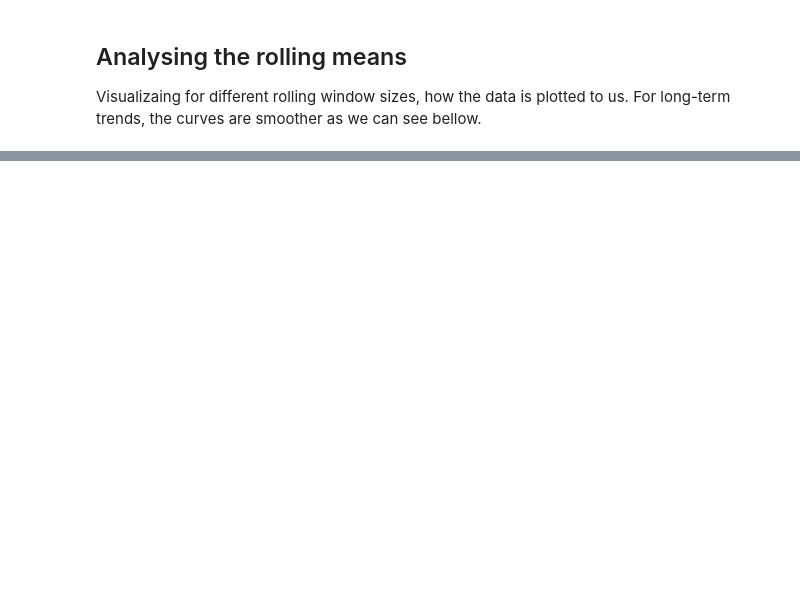
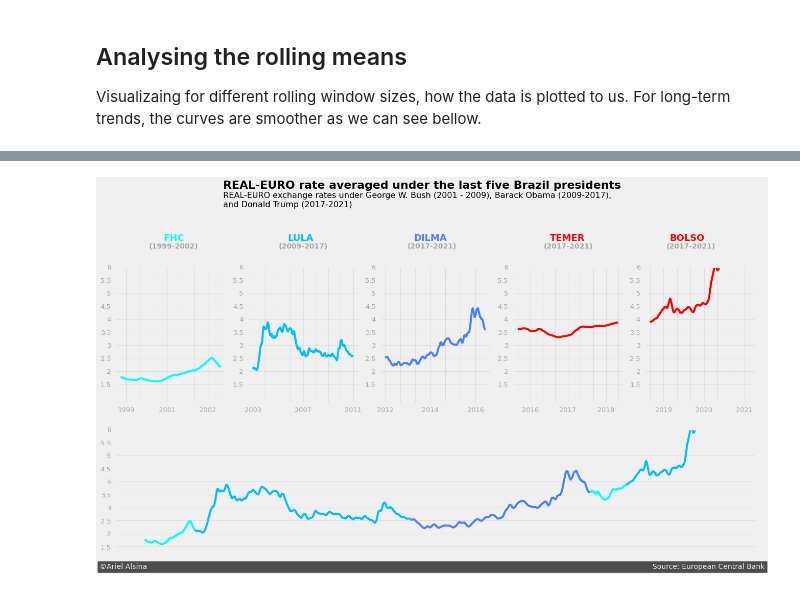
Before and after one commit to Cogitus/A-brief-walkthrough-on-data-story-telling, a Jupyter notebook: data_story_telling.ipynb, the cells around one changed output, grey strips where cells are left out. Saved outputs shown, nothing was run; the diff lists cells and outputs as text; code cells hidden in the pictures; blank space fills up the shorter version.

```diff
--- a/data_story_telling.ipynb
+++ b/data_story_telling.ipynb
@@ -197,0 +283,7 @@ plt.show()
+# %%
+df_all_brazil = euro2real.copy()
+fhc = df_all_brazil.copy()[df_all_brazil['Time'].dt.year < 2002]
+lula = df_all_brazil.copy()[(df_all_brazil['Time'].dt.year >= 2002) & (df_all_brazil['Time'].dt.year < 2010)]
+dilma = df_all_brazil.copy()[(df_all_brazil['Time'].dt.year >= 2010) & (df_all_brazil['Time'] < '2016-09-01')]
+temer = df_all_brazil.copy()[(df_all_brazil['Time'] >= '2016-09-01') & (df_all_brazil['Time'].dt.year < 2018)]
+bozo = df_all_brazil.copy()[(df_all_brazil['Time'].dt.year >= 2018)]
@@ -197,0 +299,75 @@ plt.show()
+# %%
+style.use('fivethirtyeight')
+
+# creating the subplots
+plt.figure(figsize=(20, 10))
+
+# two rows: one with 3 graphs side-to-side and the second with only a bigger graph
+ax_fhc = plt.subplot(2, 5, 1)
+ax_lula = plt.subplot(2, 5, 2)
+ax_dilma = plt.subplot(2, 5, 3)
+ax_temer = plt.subplot(2, 5, 4)
+ax_bozo = plt.subplot(2, 5, 5)
+ax_all = plt.subplot(2, 1, 2)
+
+# changes to all the subplots
+axes = [ax_fhc, ax_lula, ax_dilma, ax_temer, ax_bozo, ax_all]
+for ax in axes:
+    ax.set_ylim(0.8, 1.7)
+    ax.set_yticks([1.5, 2.0, 2.5, 3.0, 3.5, 4.0, 4.5, 5.0, 5.5, 6.0])
+    ax.set_yticklabels(['1.5', '2','2.5', '3', '3.5', '4', '4.5', '5', '5.5', '6'], alpha=0.3)
+    ax.grid(alpha=0.5)
+
+# ploting for FHC
+ax_fhc.plot(fhc['Time'], fhc['rolling_mean'], color='#00FFFF')
+ax_fhc.set_xticklabels(['1999', '', '', '2001', '', '', '2002'], alpha=0.3)
+ax_fhc.text(11300.0, 7.0, 'FHC', fontsize=18, weight='bold', color='#00FFFF')
+ax_fhc.text(11200, 6.7, '(1999-2002)', weight='bold', alpha=0.3)
+
+# plotting for Lula
+ax_lula.plot(lula['Time'], lula['rolling_mean'], color='#00BFFF')
+ax_lula.set_xticklabels(['', '2003', '', '', '', '2007', '', '', '', '2011'], alpha=0.3)
+ax_lula.text(12700.0, 7.0, 'LULA', fontsize=18, weight='bold', color='#00BFFF')
+ax_lula.text(12430.0, 6.7, '(2009-2017)', weight='bold', alpha=0.3)
+
+# plotting for Dilma
+ax_dilma.plot(dilma['Time'], dilma['rolling_mean'], color='#4B7FFF')
+ax_dilma.set_xticklabels(['', '2012', '', '', '2014', '', '', '2016'], alpha=0.3)
+ax_dilma.text(15300.0, 7.0, 'DILMA', fontsize=18, weight='bold', color='#4B7FFF')
+ax_dilma.text(15150.0, 6.7, '(2017-2021)', weight='bold', alpha=0.3)
+
+#plotting for Temer
+ax_temer.plot(temer['Time'], temer['rolling_mean'], color='#FF0000')
+ax_temer.set_xticklabels(['', '2016', '',  '', '2017', '', '', '2018'], alpha=0.3)
+ax_temer.text(17200.0, 7.0, 'TEMER', fontsize=18, weight='bold', color='#FF0000')
+ax_temer.text(17170.0, 6.7, '(2017-2021)', weight='bold', alpha=0.3)
+
+#plotting for Bolsonaro
+ax_bozo.plot(bozo['Time'], bozo['rolling_mean'], color='#FF0000')
+ax_bozo.set_xticklabels(['', '2019', '', '', '2020', '', '', '2021'], alpha=0.3)
+ax_bozo.text(17800.0, 7.0, 'BOLSO', fontsize=18, weight='bold', color='#FF0000')
+ax_bozo.text(17750.0, 6.7, '(2017-2021)', weight='bold', alpha=0.3)
+
+# plotting for all presidents together
+ax_all.plot(fhc['Time'], fhc['rolling_mean'], color='#00FFFF')
+ax_all.plot(lula['Time'], lula['rolling_mean'], color='#00BFFF')
+ax_all.plot(dilma['Time'], dilma['rolling_mean'], color='#4B7FFF')
+ax_all.plot(temer['Time'], temer['rolling_mean'], color='#00FFFF')
+ax_all.plot(bozo['Time'], bozo['rolling_mean'], color='#00BFFF')
+ax_all.grid(alpha=0.5)
+ax_all.set_xticks([])
+
+# title and subtile being added
+ax_fhc.text(11700.0, 9.0, 'REAL-EURO rate averaged under the last five Brazil presidents', fontsize=22, weight='bold')
+ax_fhc.text(11700.0, 8.3, '''REAL-EURO exchange rates under George W. Bush (2001 - 2009), Barack Obama (2009-2017),
+and Donald Trump (2017-2021)''', fontsize=16)
+
+# adding the signature
+ax_all.text(10400.0, 0.65, '©Ariel Alsina' + ' '*220 + 'Source: European Central Bank',
+        color = '#f0f0f0', backgroundcolor = '#4d4d4d',
+        size=14)
+
+
+plt.show()
+# %% [output]
+[figure, added]
```
Also changed, not shown: parts of 13 cells of this notebook.
